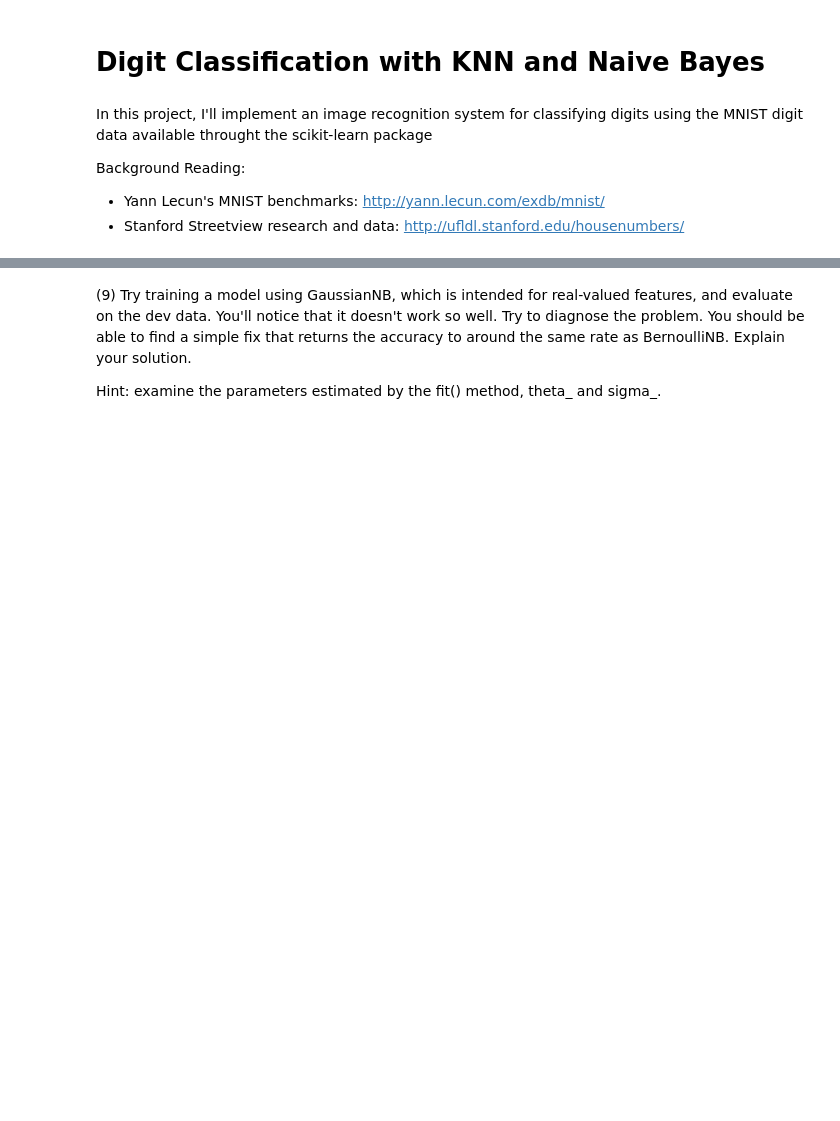
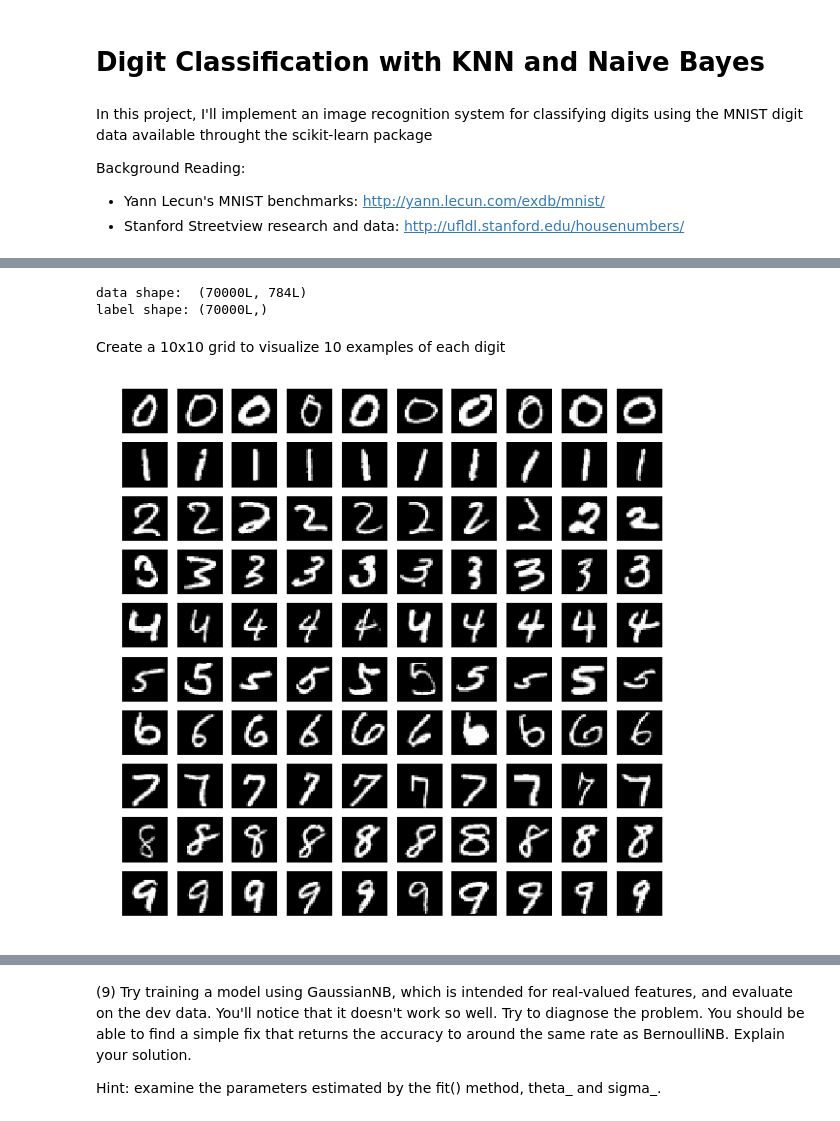
Before and after one commit to alexdauenhauer/machine_learning, a Jupyter notebook: Digit_Classification.ipynb, the cells around one changed output, grey strips where cells are left out. Cells and saved outputs as stored; diff of their text form; code cells hidden in the pictures; blank space fills up the shorter version.

```diff
--- a/Digit_Classification.ipynb
+++ b/Digit_Classification.ipynb
@@ -520,0 +41,47 @@ ANSWER: At alpha=0, the accuracy is 83.15% which is the highest level of accurac
+# %%
+# Load the digit data either from mldata.org, or once downloaded to data_home, from disk.
+mnist = fetch_mldata('MNIST (original)', data_home='./')
+X, Y = mnist.data, mnist.target
+
+# Rescale grayscale values to [0,1]
+X = X / 255.0
+
+# Shuffle the input
+shuffle = np.random.permutation(np.arange(X.shape[0]))
+X, Y = X[shuffle], Y[shuffle]
+
+print 'data shape: ', X.shape
+print 'label shape:', Y.shape
+
+# Set some variables to hold test, dev, and training data
+test_data, test_labels = X[61000:], Y[61000:]
+dev_data, dev_labels = X[60000:61000], Y[60000:61000]
+train_data, train_labels = X[:60000], Y[:60000]
+mini_train_data, mini_train_labels = X[:1000], Y[:1000]
+# %% [output]
+data shape:  (70000L, 784L)
+label shape: (70000L,)
+# %% [markdown]
+Create a 10x10 grid to visualize 10 examples of each digit
+# %%
+def visualizer(num_examples=10):
+
+    # Get the indices of 10 randomly selected examples of each digit
+    inds = {
+        i: np.random.choice(np.where(Y == i)[0], size=num_examples)
+        for i in range(10)
+    }
+
+    # Plot all examples in a 10x10 grid
+    k = 0
+    plt.figure(figsize=(10,10))
+    for i in range(len(inds)):
+        for j in range(len(inds[0])):
+            k += 1
+            img = np.reshape(X[inds[i][j]], [28,28], order='C')
+            plt.subplot(10, 10, k)
+            plt.imshow(img, cmap='gray')
+            plt.axis('off')
+visualizer(10)
+# %% [output]
+[figure, added]
```
Also changed, not shown: parts of 58 cells of this notebook, 2 other files.
